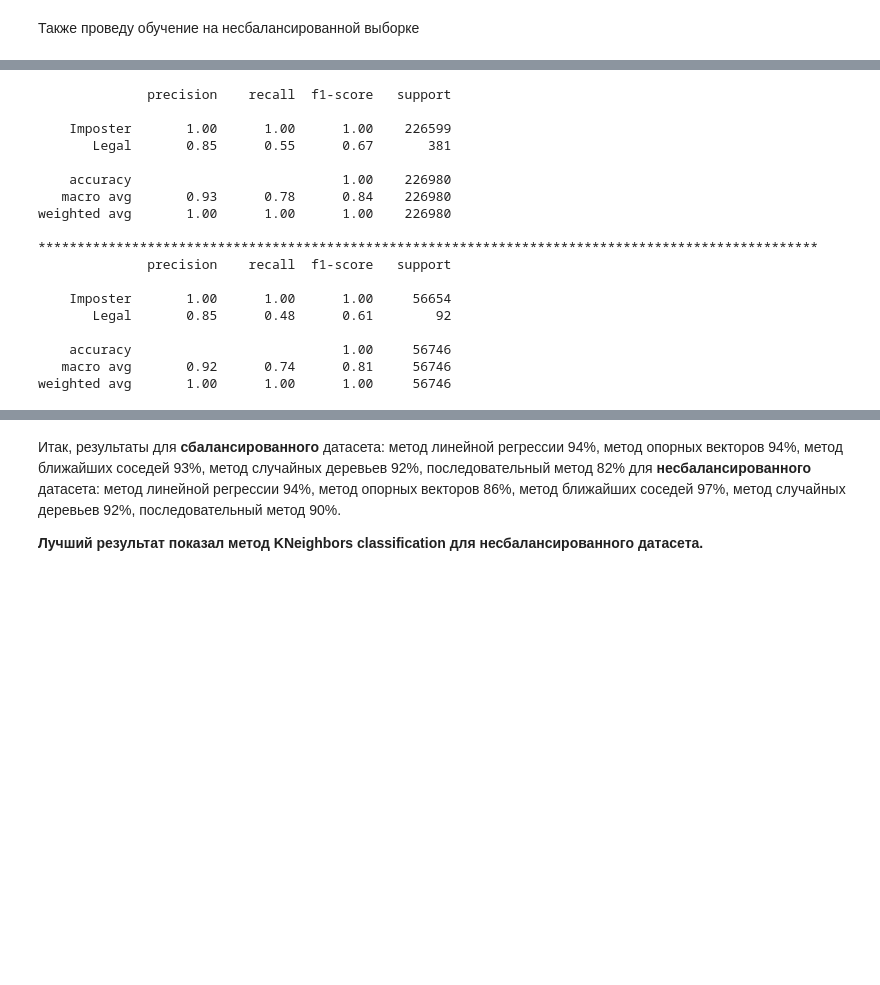
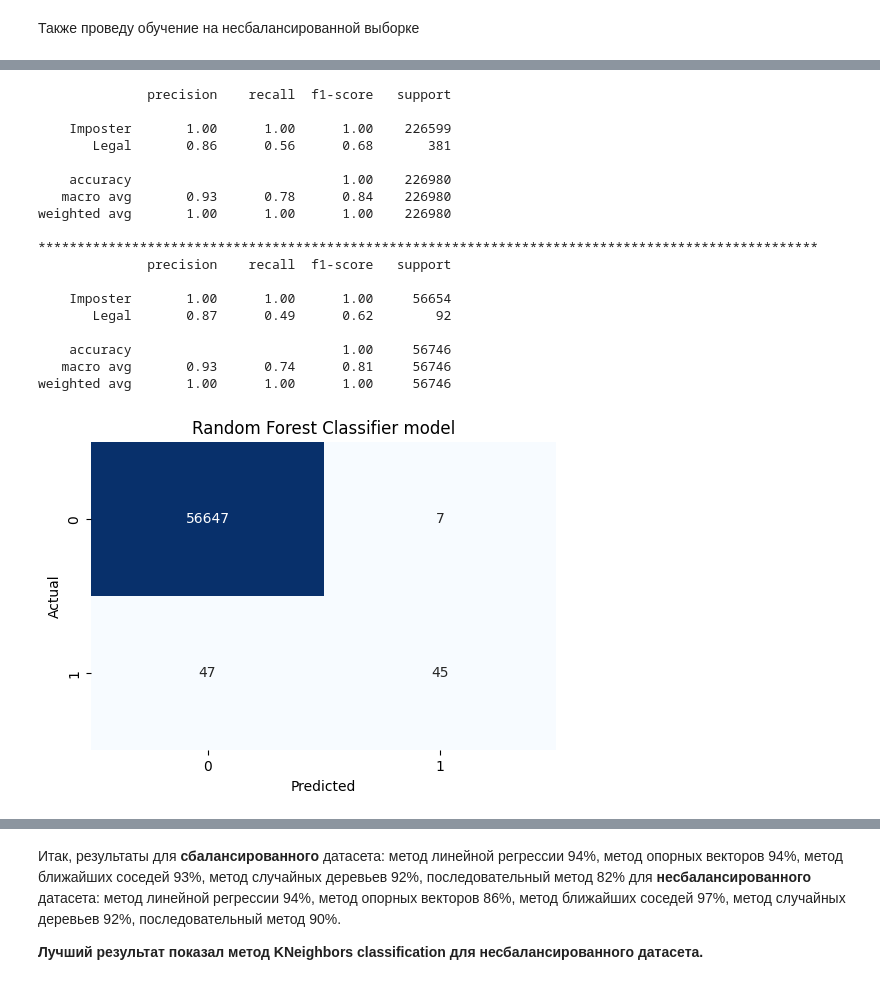
Before and after one commit to LitvinovaYaI/ML_Credit_cards, a Jupyter notebook: ML_task2.ipynb, the cells around one changed output, grey strips where cells are left out. Cells and saved outputs as stored; diff of their text form; code cells hidden in the pictures; blank space fills up the shorter version.

```diff
--- a/ML_task2.ipynb
+++ b/ML_task2.ipynb
@@ -24,7 +28,7 @@ from keras.callbacks import ModelCheckpoint
 # %% [markdown]
 Подгружу данные
 # %%
-data = pd.read_csv("/creditcard.csv")
+data = pd.read_csv("/content/creditcard.csv")
 data.head()
 # %% [output]
 |  | Time | V1 | V2 | V3 | V4 | V5 | V6 | V7 | V8 | V9 | ... | ... |
@@ -176,6 +180,15 @@ x_train(709, 30)
 , y_test(237,)
 # %% [markdown]
 Использую различные модели обучения, чтобы по результатам выбрать лучшую. Я буду оценивать модели по результатам метрик precision и recall, которые не зависят, в отличие от accuracy, от соотношения классов и потому применимы в условиях несбалансированных выборок.
+# %%
+def plot_confusion_matrix(y_true, y_pred, title):
+    cm = confusion_matrix(y_true, y_pred)
+    plt.figure(figsize=(6, 4))
+    sns.heatmap(cm, annot=True, fmt="d", cmap="Blues", cbar=False)
+    plt.title(title)
+    plt.xlabel('Predicted')
+    plt.ylabel('Actual')
+    plt.show()
 # %%
 # Logistic Regression model
 def logReg(train_x, train_y, x_test, y_test):
@@ -224,6 +243,8 @@ def RanFor(x_train, y_train, x_test, y_test):
     print(res_train)
     print("*"*100)
     print(res_test)
+    plot_confusion_matrix(y_test, y_pred_test, "Random Forest Classifier model")
+    return y_pred_test
 # %%
 # Sequential model
 def neural_net(x_train, y_train, x_test, y_test, it):
@@ -430,24 +461,25 @@ weighted avg       1.00      1.00      1.00     56746
 # %%
-RF = RanFor(no_balance_x, no_balance_y, no_balance_x_test, no_balance_y_test)
+RF_no_balance = RanFor(no_balance_x, no_balance_y, no_balance_x_test, no_balance_y_test)
 # %% [output]
               precision    recall  f1-score   support
 
     Imposter       1.00      1.00      1.00    226599
-       Legal       0.85      0.55      0.67       381
+       Legal       0.86      0.56      0.68       381
 
     accuracy                           1.00    226980
    macro avg       0.93      0.78      0.84    226980
 weighted avg       1.00      1.00      1.00    226980
 
 ****************************************************************************************************
               precision    recall  f1-score   support
 
     Imposter       1.00      1.00      1.00     56654
-       Legal       0.85      0.48      0.61        92
+       Legal       0.87      0.49      0.62        92
 
     accuracy                           1.00     56746
-   macro avg       0.92      0.74      0.81     56746
+   macro avg       0.93      0.74      0.81     56746
 weighted avg       1.00      1.00      1.00     56746
+[figure, added]
 # %%
 nn_no_balance = neural_net(no_balance_x, no_balance_y, no_balance_x_test, no_balance_y_test, 5)
 # %% [output]
```
Also changed, not shown: parts of 31 cells of this notebook.
